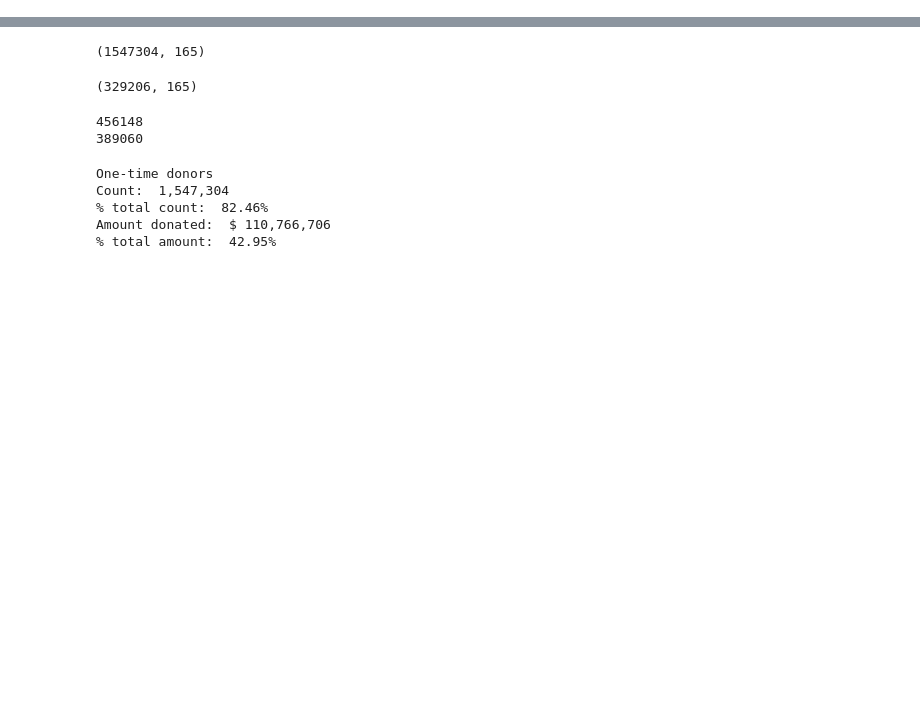
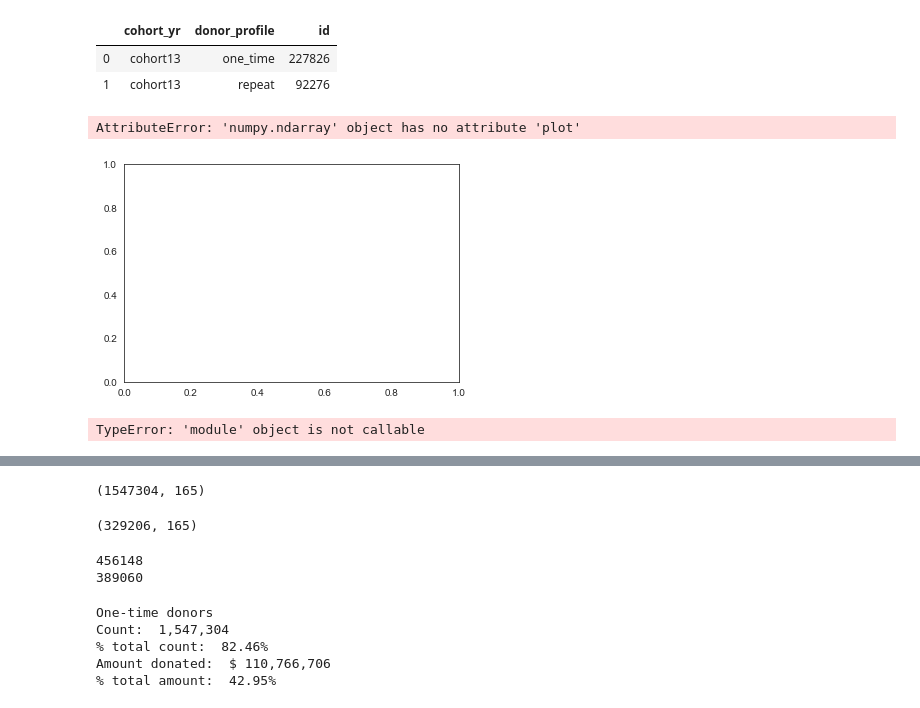
Before and after one commit to erinmarieanderson/donations, a Jupyter notebook: notebooks/analysis_overview_and_by_year.ipynb, the cells around one changed output, grey strips where cells are left out. Cells and saved outputs as stored; diff of their text form; code cells hidden in the pictures; blank space fills up the shorter version.

Commit message:
import and clean updated data (with cohort info), continue calculations

```diff
--- a/notebooks/analysis_overview_and_by_year.ipynb
+++ b/notebooks/analysis_overview_and_by_year.ipynb
@@ -32,0 +68,2 @@ amount_12_yr5
+# %%
+typebycohort=donations_13to17.groupby(['cohort_yr', 'donor_profile'])['id'].count().reset_index()
@@ -32,0 +83,24 @@ amount_12_yr5
+# %%
+c13=typebycohort[typebycohort['cohort_yr'].isin(['cohort13'])]
+c14=typebycohort[typebycohort['cohort_yr'].isin(['cohort14'])]
+c15=typebycohort[typebycohort['cohort_yr'].isin(['cohort15'])]
+c16=typebycohort[typebycohort['cohort_yr'].isin(['cohort16'])]
+c17=typebycohort[typebycohort['cohort_yr'].isin(['cohort17'])]
+# %%
+c13
+#['donor_profile'].tolist()
+#c1=col_one_list.query('cohort_yr=cohort13')
+
+#col_two_list = typeofdonor_bycohort['id'].tolist()
+# %% [output]
+|  | cohort_yr | donor_profile | id |
+| 0 | cohort13 | one_time | 227826 |
+| 1 | cohort13 | repeat | 92276 |
+# %%
+fig, axes = plt.subplots()
+
+ax.plot(c13.donor_profile, c13.id)
+ax.plot(c14.donor_profile, c14.id)
+# %% [output]
+AttributeError: 'numpy.ndarray' object has no attribute 'plot'
+[figure, added]
@@ -32,0 +110,22 @@ amount_12_yr5
+# %%
+fig = make_subplots(rows=1, cols=1,specs=[[{'type':'domain'}]])
+
+fig.add_trace(go.pie(labels=c13list, values=c13list2), 1,1)
+
+#fig.add_trace(go.pie(labels=c14.donor_profile, values=c14.id), 1,2)
+
+#fig = make_subplots(rows=1, cols=2, specs=[[{'type':'domain'}, {'type':'domain'}]])
+#fig.add_trace(go.Pie(labels=labels, values=[16, 15, 12, 6, 5, 4, 42], name="GHG Emissions"),
+ #             1, 1)
+#fig.add_trace(go.Pie(labels=labels, values=[27, 11, 25, 8, 1, 3, 25], name="CO2 Emissions"),
+ #             1, 2)
+
+
+#fig.add_trace(
+#go.Scatter(donations_13to17.query('cohort_yr =cohort14').donor_profile, y=donations_13to17.query('cohort_yr =cohort14').amount_total),    row=1, col=2
+#)
+
+#fig.update_layout(height=600, width=800, title_text="Side By Side Subplots")
+fig.show()
+# %% [output]
+TypeError: 'module' object is not callable
```
Also changed, not shown: parts of 11 cells of this notebook, 3 other files.
